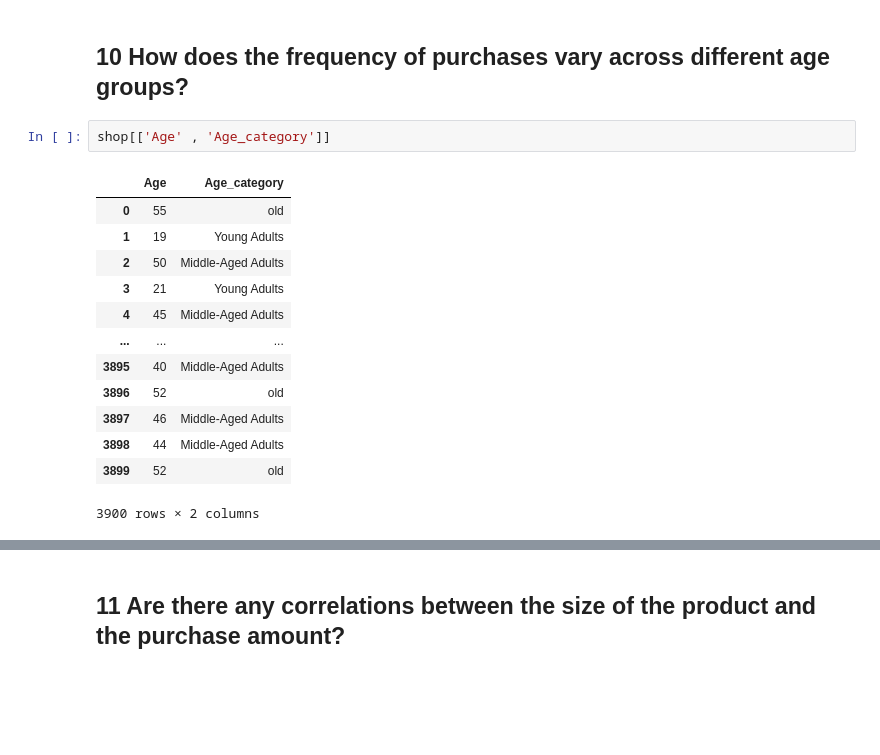
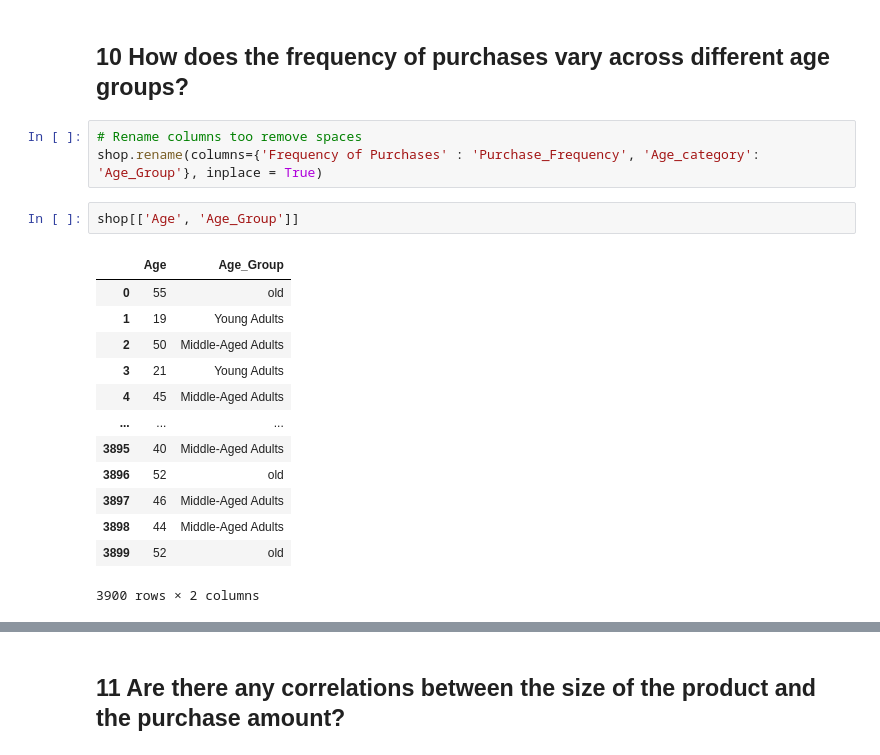
Before and after one commit to Mobashirahmed/Identifying-Shopping-Trends_using-Data-Analysis-, a Jupyter notebook: EDA-ShoppingTrendsAnalysis.ipynb, the cells around one changed output, grey strips where cells are left out. Drawn from its saved outputs; the diff is of its cells as text; blank space fills up the shorter version.

```diff
--- a/EDA-ShoppingTrendsAnalysis.ipynb
+++ b/EDA-ShoppingTrendsAnalysis.ipynb
@@ -479,10 +479,13 @@ fig  =  px.bar(shop_groupby , x= 'Promo Code Used' , y = 'Purchase Amount (USD)'
 fig.show()
 # %% [markdown]
 ## 10 How does the frequency of purchases vary across different age groups?
+# %%
+# Rename columns too remove spaces
+shop.rename(columns={'Frequency of Purchases' : 'Purchase_Frequency', 'Age_category': 'Age_Group'}, inplace = True)
 # %%
-shop[['Age' , 'Age_category']]
+shop[['Age', 'Age_Group']]
 # %% [output]
-|  | Age | Age_category |
+|  | Age | Age_Group |
 | 0 | 55 | old |
 | 1 | 19 | Young Adults |
 | 2 | 50 | Middle-Aged Adults |
```
Also changed, not shown: parts of 3 cells of this notebook.
